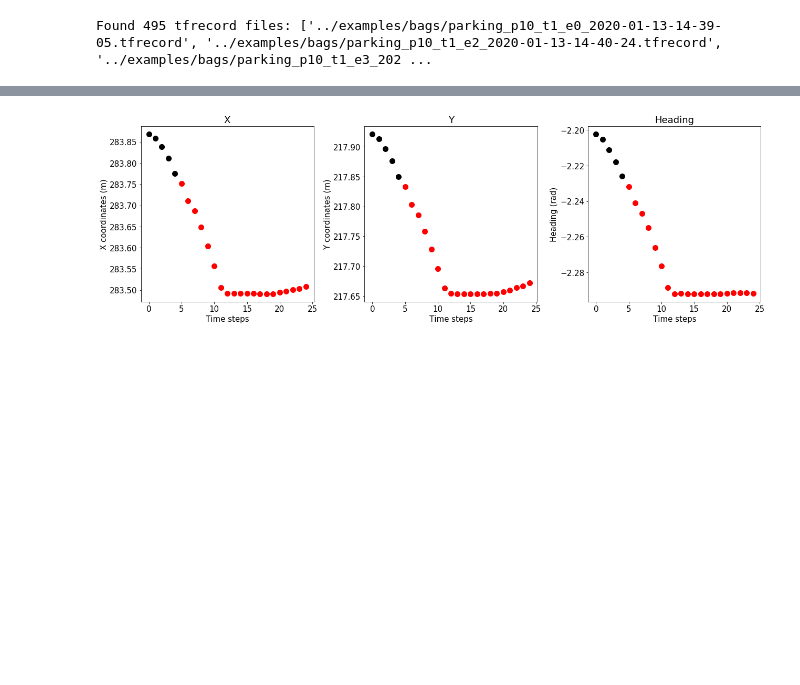
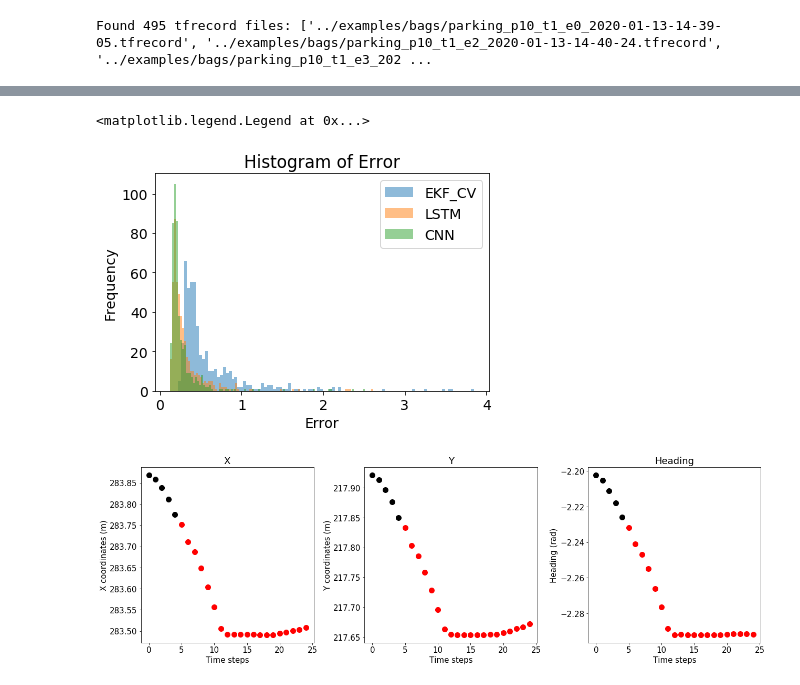
Before and after one commit to MPC-Berkeley/carla, a Jupyter notebook: PythonAPI/analysis/traj_viz.ipynb, the cells around one changed output, grey strips where cells are left out. Cells and saved outputs as stored; diff of their text form; code cells hidden in the pictures; blank space fills up the shorter version.

Commit message:
XS: Histogram of error, save intermediate data to pkls

```diff
--- a/PythonAPI/analysis/traj_viz.ipynb
+++ b/PythonAPI/analysis/traj_viz.ipynb
@@ -497,6 +480,17 @@ CNN_p7_t6_e2: Processed, no movie generated
 p7_t6_e2: Trajectory movie saved successfully.
 Min mmade for each model: {'EKF_CV': {'case_name': 'p8_t3_e0', 'filenum': 401, 'value': 0.22570822919274786}, 'LSTM': {'case_name': 'p8_t3_e0', 'filenum': 401, 'value': 0.12180309802666256}, 'CNN': {' ...
 Max mmade for each model: {'EKF_CV': {'case_name': 'p10_t5_e0', 'filenum': 37, 'value': 3.8496199845861105}, 'LSTM': {'case_name': 'p10_t5_e4', 'filenum': 41, 'value': 2.6164849476764984}, 'CNN': {'ca ...
+# %%
+plt.figure()
+for model_name in ["EKF_CV", "LSTM", "CNN"]:
+    plt.hist(all_mmade[model_name], 100, label=model_name, alpha=0.5)
+plt.ylabel("Frequency")
+plt.xlabel("Error")
+plt.title("Histogram of Error")
+plt.legend(loc='upper right')
+# %% [output]
+<matplotlib.legend.Legend at 0x...>
+[figure, added]
 # %%
 # For plotting Fig.2 of the paper: shows the example trajectory
 fig = plt.figure(figsize=(2, 5), dpi=200, facecolor='w', edgecolor='k')
```
Also changed, not shown: parts of 2 cells of this notebook.
